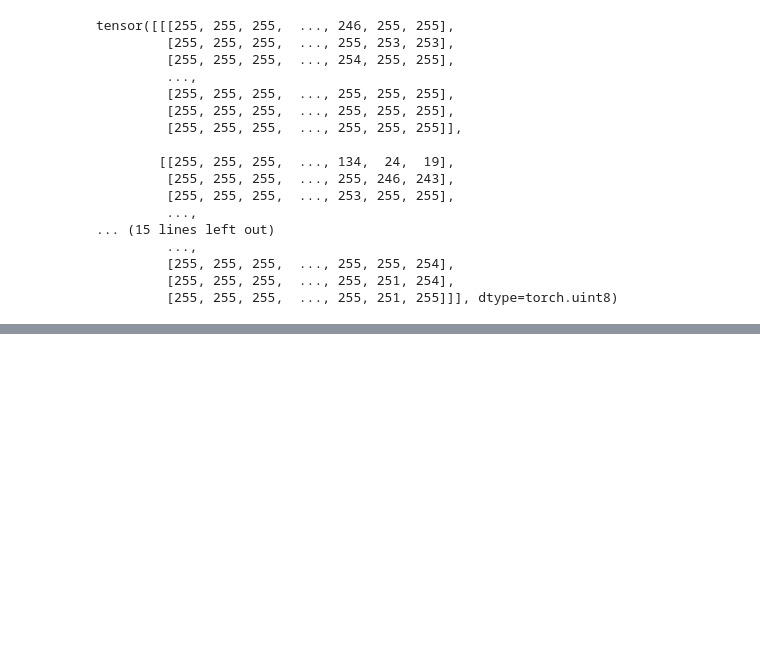
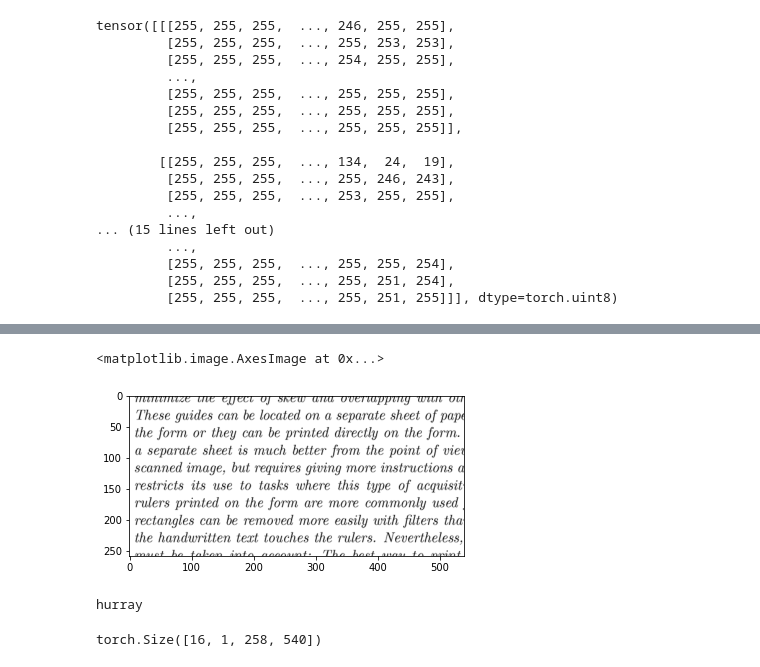
Before and after one commit to jimzers/denoising-docs, a Jupyter notebook: autoencoder_denoising.ipynb, the cells around one changed output, grey strips where cells are left out. Cells and saved outputs as stored; diff of their text form; code cells hidden in the pictures; blank space fills up the shorter version.

```diff
--- a/autoencoder_denoising.ipynb
+++ b/autoencoder_denoising.ipynb
@@ -433,0 +442,5 @@ KeyboardInterrupt:
+# %%
+plt.imshow(clean1[0][0], cmap='gray')
+# %% [output]
+<matplotlib.image.AxesImage at 0x...>
+[figure, added]
@@ -433,0 +450,11 @@ KeyboardInterrupt:
+# %%
+with torch.set_grad_enabled(False):
+    dirty, clean = dirty1.to(device), clean1.to(device)
+    outputs = model(dirty).to(device)
+    print('hurray')
+# %% [output]
+hurray
+# %%
+outputs.shape
+# %% [output]
+torch.Size([16, 1, 258, 540])
```
Also changed, not shown: parts of 14 cells of this notebook.
